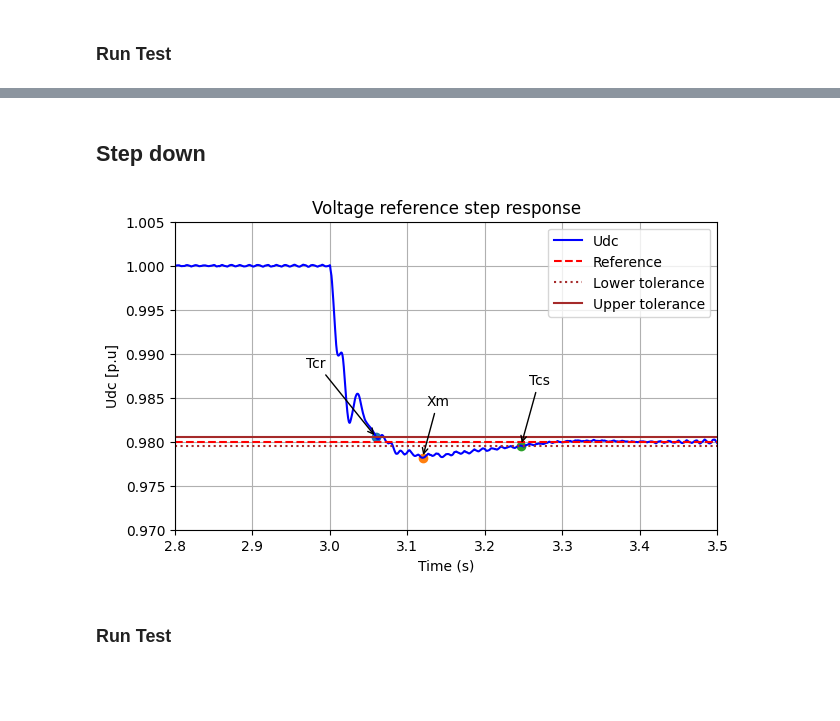
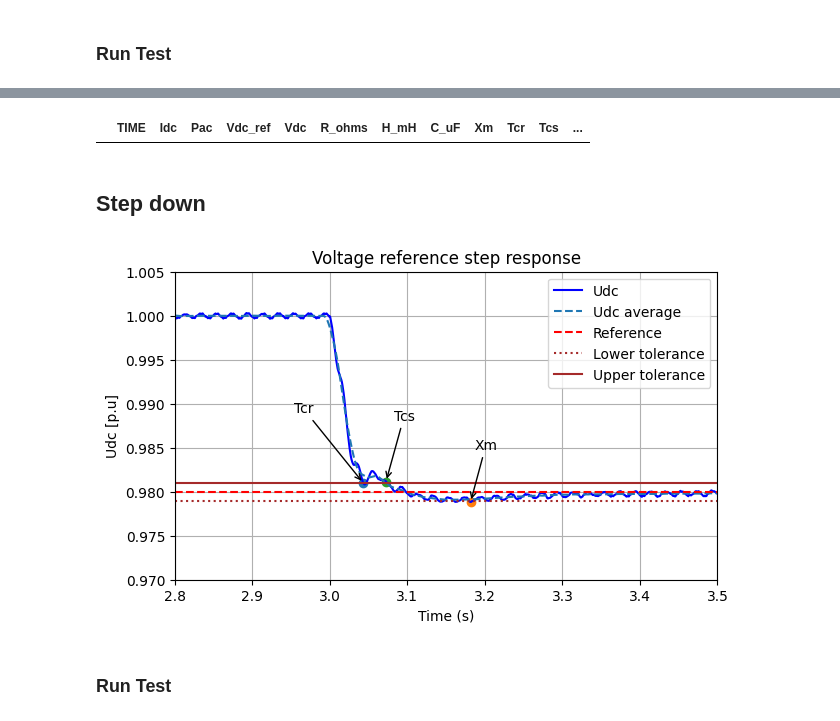
Before and after one commit to KTH-EPE/MMC_model, a Jupyter notebook: result_analysis/step_voltage_ref_response_result_analysis.ipynb, the cells around one changed output, grey strips where cells are left out. Drawn from its saved outputs; the diff is of its cells as text; code cells hidden in the pictures; blank space fills up the shorter version.

```diff
--- a/result_analysis/step_voltage_ref_response_result_analysis.ipynb
+++ b/result_analysis/step_voltage_ref_response_result_analysis.ipynb
@@ -297,3 +280,7 @@ result_summary_df.shape
+# %%
+result_summary_df[result_summary_df['score']==0]
+# %% [output]
+|  | TIME | Idc | Pac | Vdc_ref | Vdc | R_ohms | H_mH | C_uF | Xm | Tcr | Tcs | ... |
 # %% [markdown]
 ## Step down
 # %%
@@ -303,7 +290,7 @@ def analyze_step_down_signal(
     time_col="TIME",
     signal_col="Vdc",
     target=0.98*640,
-    tol_factor=0.025,
+    tol_factor=0.05,
     band_percent=0.02*640,
     settling_window=200
 ):
@@ -349,20 +336,6 @@ def analyze_step_down_signal(
             break
     fall_time = t[fall_idx] if fall_idx is not None else None
 
-      # -----------------------------
-    # VALIDATION CHECK
-    # Rise above upper band before min
-    # -----------------------------
-    response_ok = True
-    if fall_idx is not None:
-        iter_count = 0
-        for i in range(fall_idx, min_idx):
-            if y[i] > upper:
-                iter_count += 1
-                if iter_count > 100:
-                    response_ok = False
-                    break
-
     # -----------------------------
     # SETTLING TIME USING SMOOTH SIGNAL
     # -----------------------------
@@ -383,7 +356,6 @@ def analyze_step_down_signal(
         "Tcr": round(fall_time - 3., 3) if fall_time is not None else None,   # time to fall into band
         "Xm": round(target - min_value, 2),                                     # min deviation
         "Tcs": round(settling_time - 3., 3) if settling_time is not None else None,
-        "response_ok": response_ok,
         "df": df.tail()
     }
 
@@ -402,7 +374,7 @@ def plot_step_down_signal(
     time_col="TIME",
     signal_col="Vdc",
     target=0.98*640,
-    tol_factor=0.025,
+    tol_factor=0.05,
     band_percent=0.02*640,
     settling_window=100
 ):
@@ -461,7 +433,7 @@ def plot_step_down_signal(
     plt.figure(figsize=(7, 4))
     ax = plt.gca()
     plt.plot(t, y/640, color="blue", label="Udc")
-    # plt.plot(t, y_smooth/640, linestyle="--", label="Udc average")
+    plt.plot(t, y_smooth/640, linestyle="--", label="Udc average")
     plt.axhline(target/640, linestyle="--", color="red",linewidth=1.5, label="Reference")
     plt.axhline(lower/640, linestyle=":", color="brown",linewidth=1.5, label="Lower tolerance")
     plt.axhline(upper/640, linestyle="-", color="brown",linewidth=1.5, label="Upper tolerance")
@@ -507,11 +479,11 @@ def plot_step_down_signal(
 
     plt.show()
 # %%
-files = glob.glob("..\\output\\simulation_results\\step_down_u_ref_response_results\\*.csv")
+files = glob.glob("..\\output\\simulation_results\\step_down_voltage_ref_response\\*.csv")
 # %%
-plot_step_down_signal(files[20], settling_window=200)
+plot_step_down_signal(files[100], settling_window=200)
 # %% [output]
-[figure, old version]
+[figure, new version]
 # %% [markdown]
 ### Run Test
 # %%
```
Also changed, not shown: parts of 19 cells of this notebook, 4 other files.
